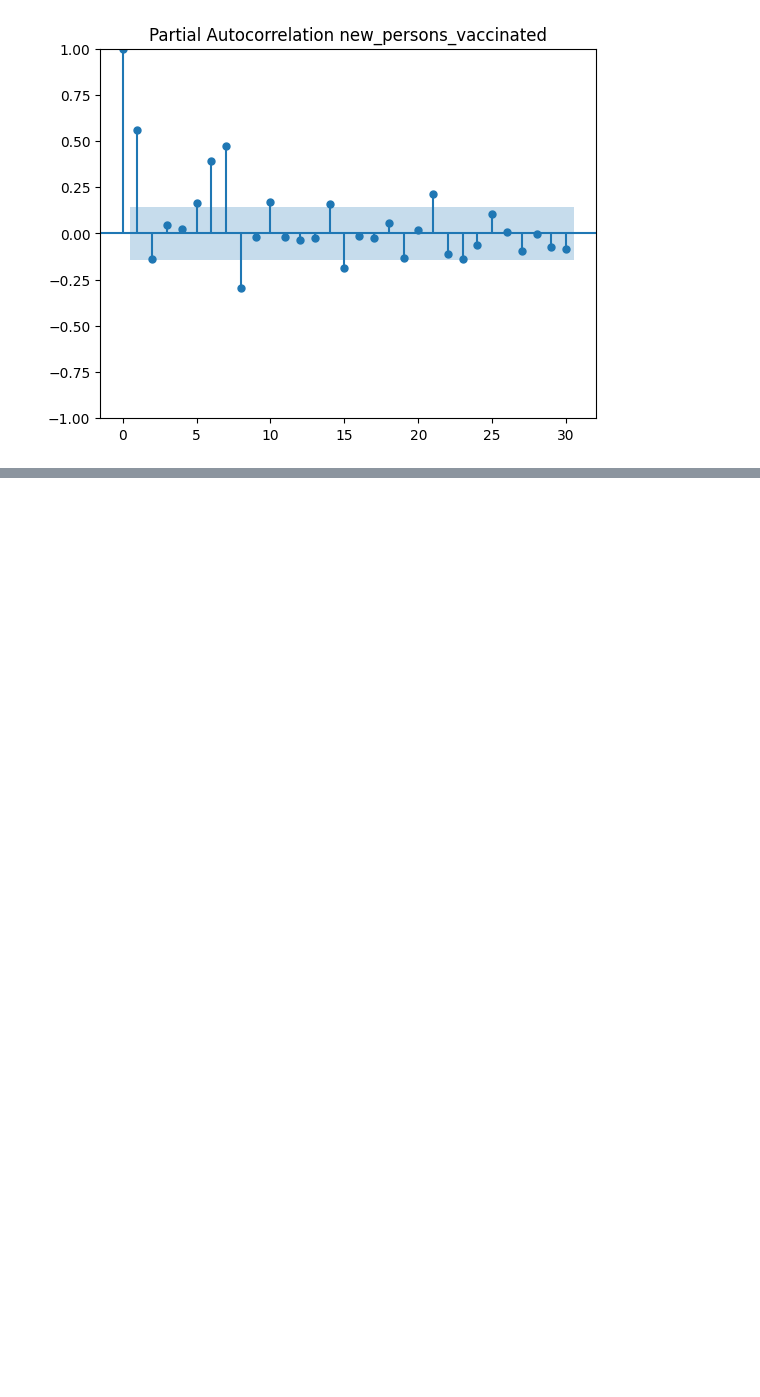
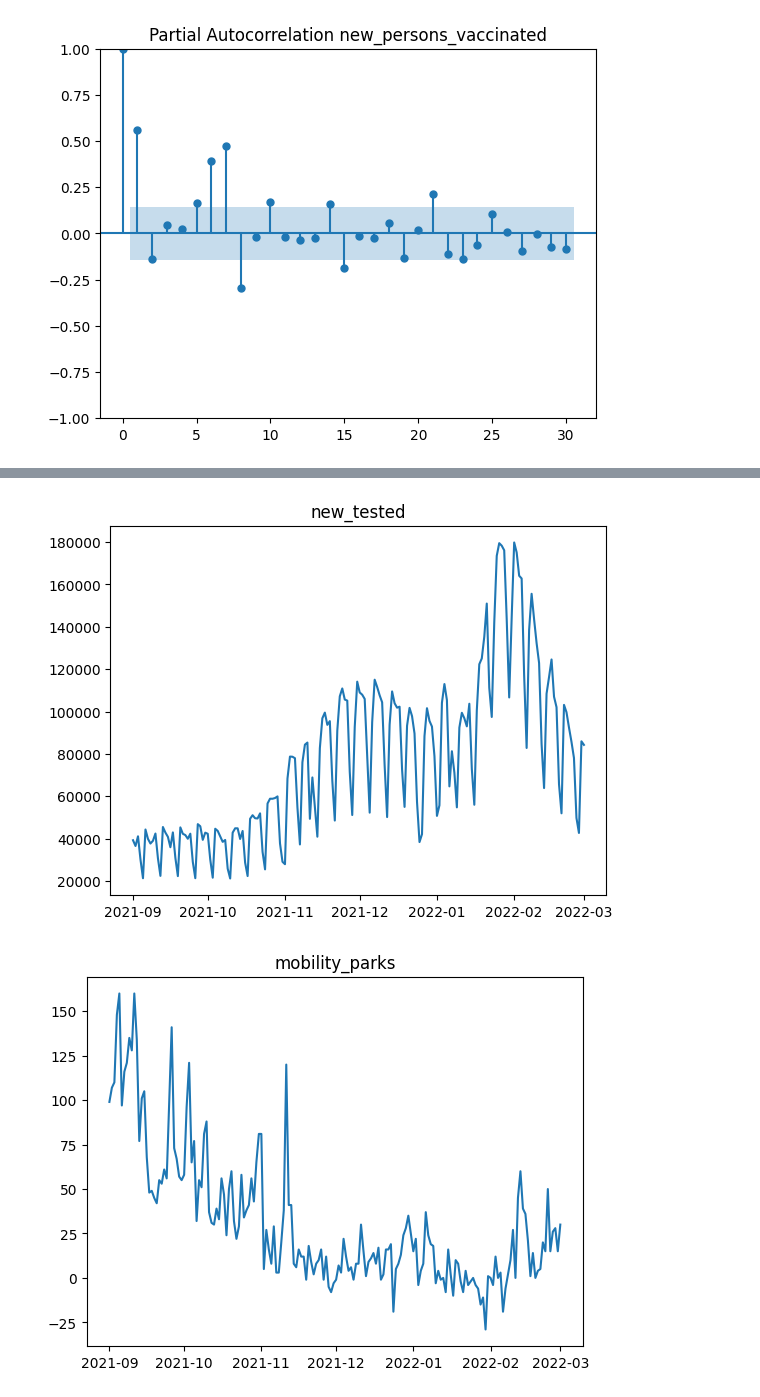
Before and after one commit to piooz/BigData, a Jupyter notebook: zad4/zadanie4.ipynb, the cells around one changed output, grey strips where cells are left out. Saved outputs shown, nothing was run; the diff lists cells and outputs as text; code cells hidden in the pictures; blank space fills up the shorter version.

```diff
--- a/zad4/zadanie4.ipynb
+++ b/zad4/zadanie4.ipynb
@@ -397,0 +413,22 @@ plt.show()
+# %%
+# 1.1 Przygotuj dane, które będą Ci potrzebne do przewidzenia nowych przypadków COVID-19 i przefiltruj je,
+# aby uwzględnić tylko interesujący Cię okres czasu (np.rok 2022, I i II kw. 2021).
+sql = """
+    select
+    date, new_tested, mobility_parks, mobility_grocery_and_pharmacy
+    from `bigquery-public-data.covid19_open_data.covid19_open_data`
+    where aggregation_level = 0
+    and country_name = 'Poland'
+    and date between '2021-09-01' and '2022-03-01'
+    order by date
+"""
+q1 = (sql)
+query_job = client.query(q1)
+query_result = query_job.result()
+df2 = query_result.to_dataframe()
+df2['new_tested'] = df2['new_tested'].astype(int)
+df2['mobility_parks'] = df2['mobility_parks'].astype(int)
+df2['mobility_grocery_and_pharmacy'] = df2['mobility_grocery_and_pharmacy'].astype(int)
+
+
+df2
@@ -397,0 +464,9 @@ plt.show()
+# %%
+#Przedstawienie na wykresie pobranych danych
+for col in ['new_tested', 'mobility_parks', 'mobility_grocery_and_pharmacy']:
+    plt.plot(df2['date'], df2[col], label =col)
+    plt.title(col)
+    plt.show()
+# %% [output]
+[figure, added]
+[figure, added]
```
Also changed, not shown: parts of 21 cells of this notebook.
